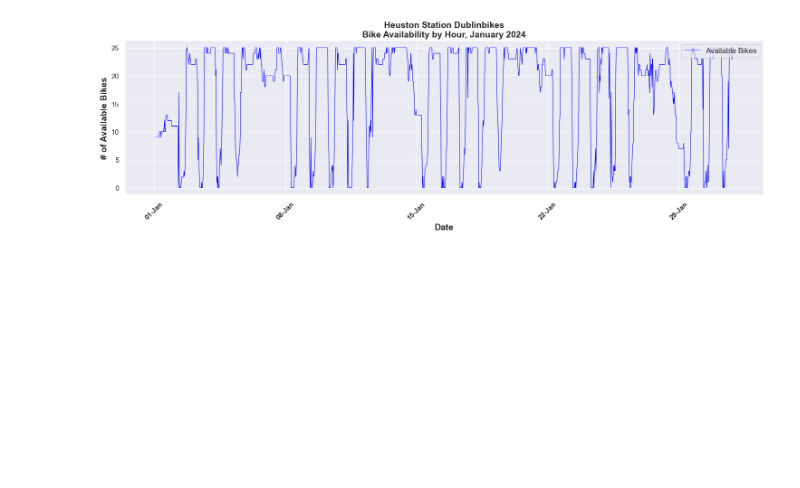
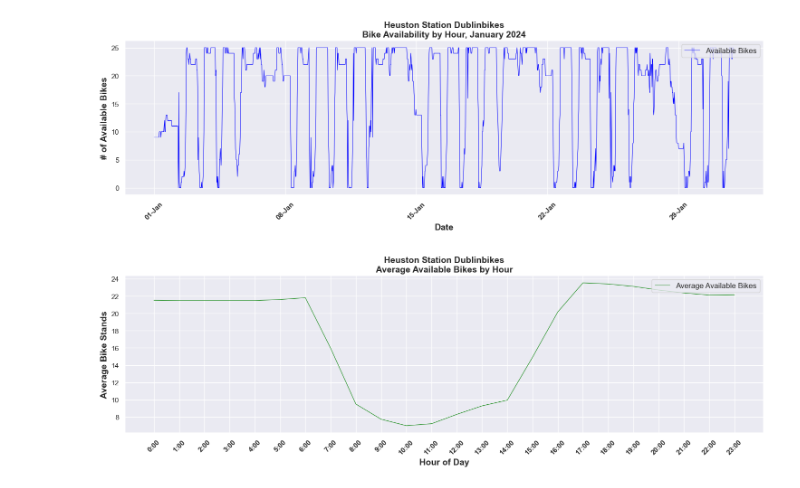
Before and after one commit to JBnkn/4369-programming-for-data-analytics, a Jupyter notebook: Project/Dublinbikes Project.ipynb, the cells around one changed output. Drawn from its saved outputs; the diff is of its cells as text; code cells hidden in the pictures; blank space fills up the shorter version.

Commit message:
Heuston Avg Bikes per Hour

```diff
--- a/Project/Dublinbikes Project.ipynb
+++ b/Project/Dublinbikes Project.ipynb
@@ -204,3 +205,28 @@ plt.tight_layout()
 plt.show()
 # %% [output]
 [figure]
+# %%
+# group by hour and calc avg AVAILABLE_BIKES for each hour
+heuston_avg_hourly_bikes = heuston_df.groupby(heuston_df.index.hour)['AVAILABLE_BIKES'].mean()
+
+# plot the data
+plt.figure(figsize=(15, 5))
+plt.plot(heuston_avg_hourly_bikes.index, heuston_avg_hourly_bikes, label='Average Available Bikes', color='green', linewidth=0.75)
+
+# customise the plot
+plt.title('Heuston Station Dublinbikes\nAverage Available Bikes by Hour', fontsize=14, weight='bold')
+plt.xlabel('Hour of Day', fontsize=14, weight='bold')
+plt.ylabel('Average Bike Stands', fontsize=14, weight='bold')
+plt.legend(fontsize=12, loc=1)
+
+# customise x-axis to display hour labels
+plt.xticks(heuston_avg_hourly_bikes.index, [f'{hour}:00' for hour in heuston_avg_hourly_bikes.index], rotation=45, weight='bold')
+
+# customise y-axis to display integers
+plt.gca().yaxis.set_major_locator(MaxNLocator(integer=True))
+
+# show the plot
+plt.tight_layout()
+plt.show()
+# %% [output]
+[figure, added]
```
Also changed, not shown: parts of 1 cell of this notebook.
